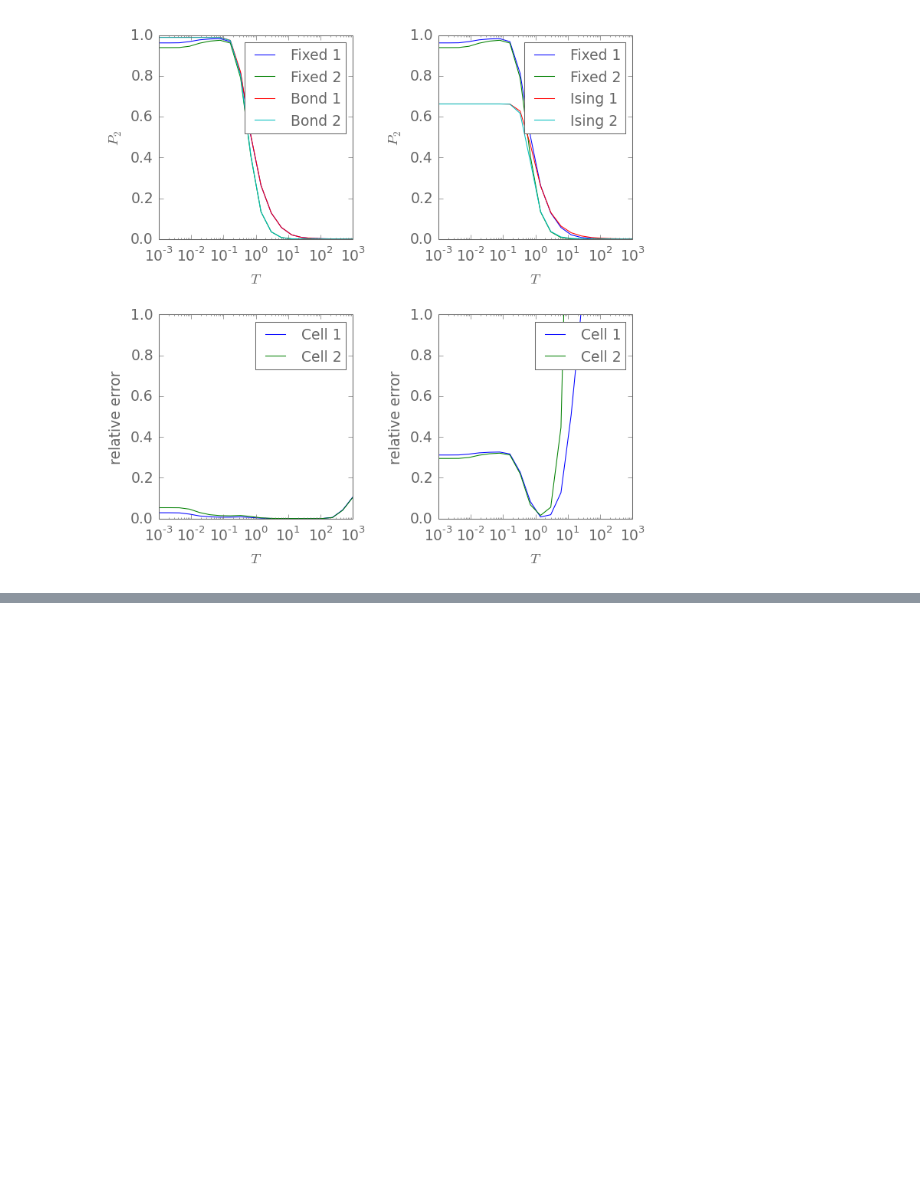
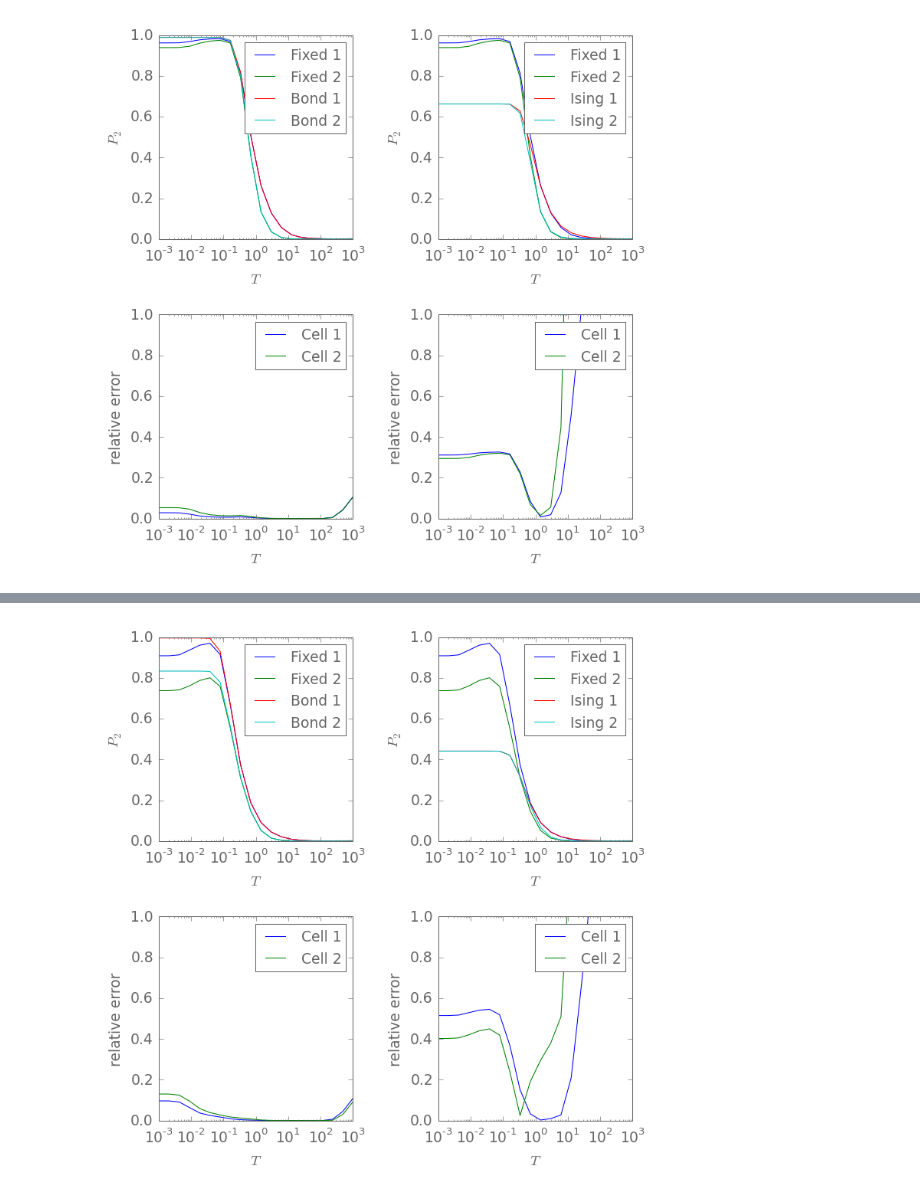
Before and after one commit to meznom/phd_thesis, a Jupyter notebook: notebooks/chapter02.ipynb, the cells around one changed output, grey strips where cells are left out. Saved outputs shown, nothing was run; the diff lists cells and outputs as text; code cells hidden in the pictures; blank space fills up the shorter version.

```diff
--- a/notebooks/chapter02.ipynb
+++ b/notebooks/chapter02.ipynb
@@ -368,11 +359,11 @@ def Es(T,N,V1,boa,P_D=1,V0=1E6):
         Es.append(E)
     return np.array(Es)
 
-def P_all(T,N,V1,boa,P_D=1,V0=1E3):
+def P_all(T,N,V1,boa,P_D=1,V0=1E6,q=0.5):
     ss = [qca.QcaFixedCharge(),qca.QcaBond(),qca.QcaIsing()]
     Ps = []
     for s in ss:
-        s.q = 0.5
+        s.q = q
         s.t = 1
         s.V0 = V0
         s.mu = 0.5
@@ -610,0 +598,34 @@ display(PETplot(T,V1,boa,P_D))
+# %%
+def P_q_plot(T_,V1,boa,P_D,q):
+    fig,ps = plt.subplots(2,2,figsize=(2*2.5,2*2.5))
+    V0 = 1E3
+    Ts = np.logspace(-3,3,20)
+    Ps = np.array([P_all(T,2,V1,boa,P_D,V0,q=q) for T in Ts])
+    es = relative_error(Ps)
+    m_P = np.column_stack((Ts,Ps))
+    m_e = np.column_stack((Ts,es))
+
+    ls = ['Bond','Ising']
+    for p,o,l in zip(ps[0],[3,5],ls):
+        p.plot(m_P[:,0],m_P[:,1],label='Fixed 1')
+        p.plot(m_P[:,0],m_P[:,2],label='Fixed 2')
+        p.plot(m_P[:,0],m_P[:,o],label=l + ' 1')
+        p.plot(m_P[:,0],m_P[:,o+1],label=l + ' 2')
+        p.set_xscale('log')
+        p.set_xlabel('$T$')
+        p.set_ylabel('$P_2$')
+        p.set_ylim((0,1))
+        p.legend()
+
+    for p,o in zip(ps[1],[1,3]):
+        p.plot(m_e[:,0],m_e[:,o],label='Cell 1')
+        p.plot(m_e[:,0],m_e[:,o+1],label='Cell 2')
+        p.set_xscale('log')
+        p.set_xlabel('$T$')
+        p.set_ylabel('relative error')
+        p.set_ylim((0,1))
+        p.legend()
+
+    fig.tight_layout()
+    plt.close()
+    return fig
@@ -610,0 +636,4 @@ display(PETplot(T,V1,boa,P_D))
+# %%
+P_q_plot(1,100,2,0.1,0.0)
+# %% [output]
+[figure, added]
```
Also changed, not shown: parts of 20 cells of this notebook, 11 other files.
